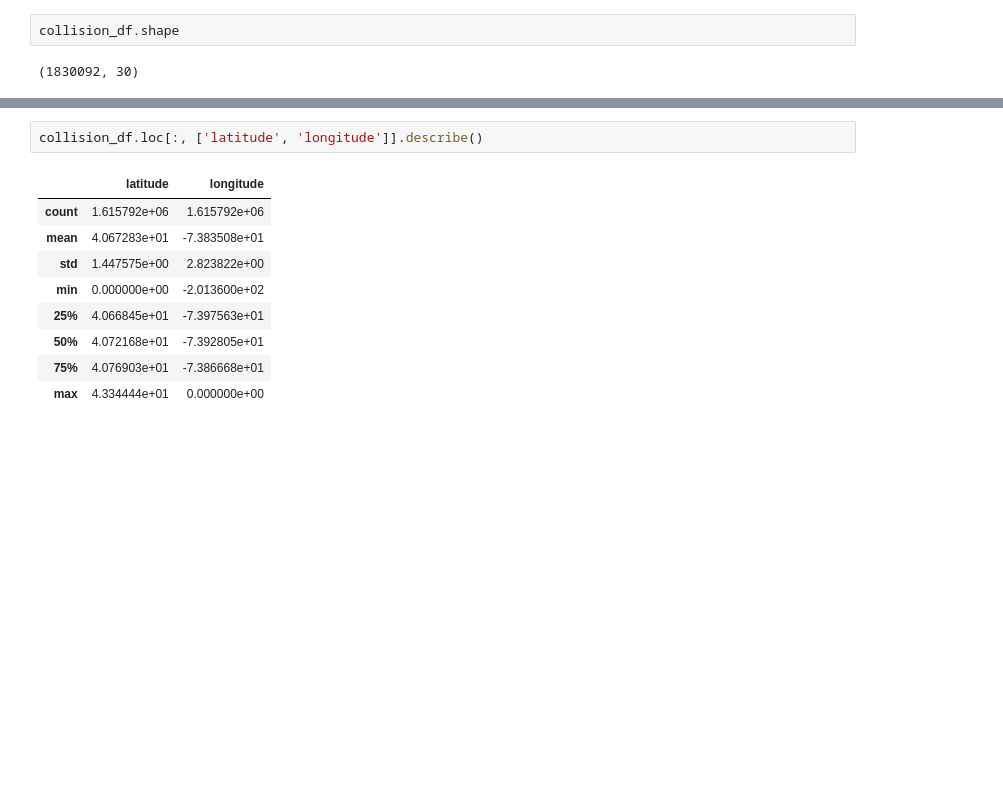
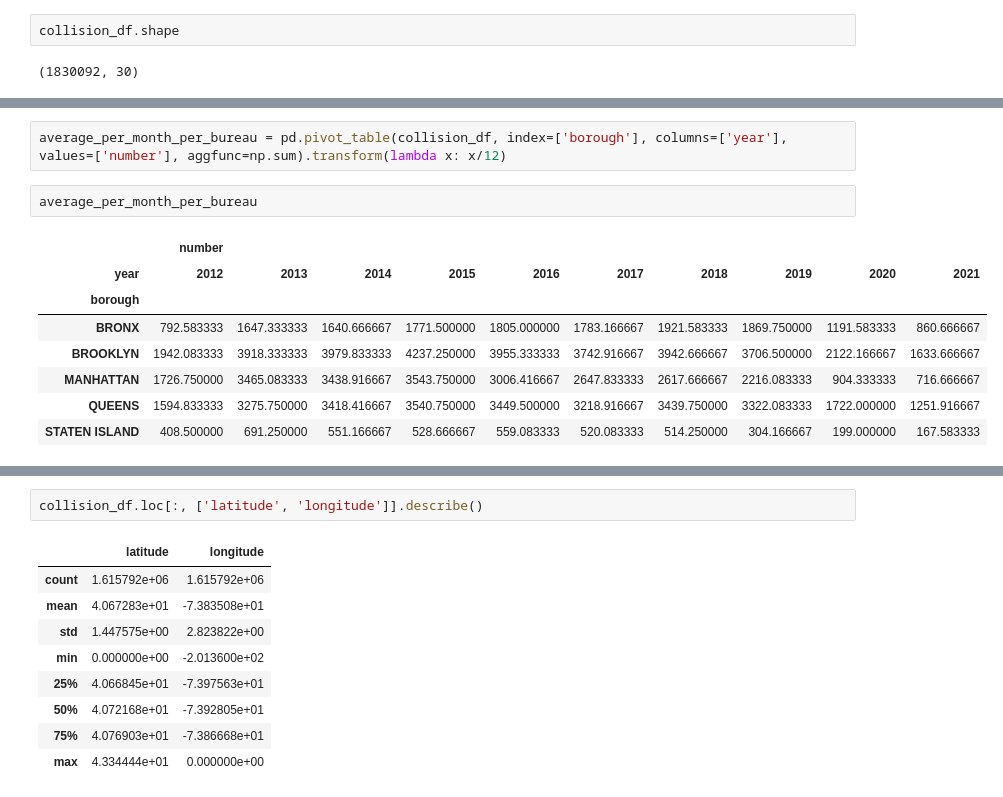
Before and after one commit to jordan-carson/data-engineering-nyc, a Jupyter notebook: src/part2_eda.ipynb, the cells around one changed output, grey strips where cells are left out. Drawn from its saved outputs; the diff is of its cells as text; blank space fills up the shorter version.

```diff
--- a/src/part2_eda.ipynb
+++ b/src/part2_eda.ipynb
@@ -89,0 +187,13 @@ There are 565,203 cases with no zip_code and 564,983 with no borough. Latitude a
+# %%
+average_per_month_per_bureau = pd.pivot_table(collision_df, index=['borough'], columns=['year'], values=['number'], aggfunc=np.sum).transform(lambda x: x/12)
+# %%
+average_per_month_per_bureau
+# %% [output]
+|  | number |  |  |  |  |  |  |  |  |  |
+| year | 2012 | 2013 | 2014 | 2015 | 2016 | 2017 | 2018 | 2019 | 2020 | 2021 |
+| borough |  |  |  |  |  |  |  |  |  |  |
+| BRONX | 792.583333 | 1647.333333 | 1640.666667 | 1771.500000 | 1805.000000 | 1783.166667 | 1921.583333 | 1869.750000 | 1191.583333 | 860.666667 |
+| BROOKLYN | 1942.083333 | 3918.333333 | 3979.833333 | 4237.250000 | 3955.333333 | 3742.916667 | 3942.666667 | 3706.500000 | 2122.166667 | 1633.666667 |
+| MANHATTAN | 1726.750000 | 3465.083333 | 3438.916667 | 3543.750000 | 3006.416667 | 2647.833333 | 2617.666667 | 2216.083333 | 904.333333 | 716.666667 |
+| QUEENS | 1594.833333 | 3275.750000 | 3418.416667 | 3540.750000 | 3449.500000 | 3218.916667 | 3439.750000 | 3322.083333 | 1722.000000 | 1251.916667 |
+| STATEN ISLAND | 408.500000 | 691.250000 | 551.166667 | 528.666667 | 559.083333 | 520.083333 | 514.250000 | 304.166667 | 199.000000 | 167.583333 |
```
Also changed, not shown: parts of 46 cells of this notebook.
